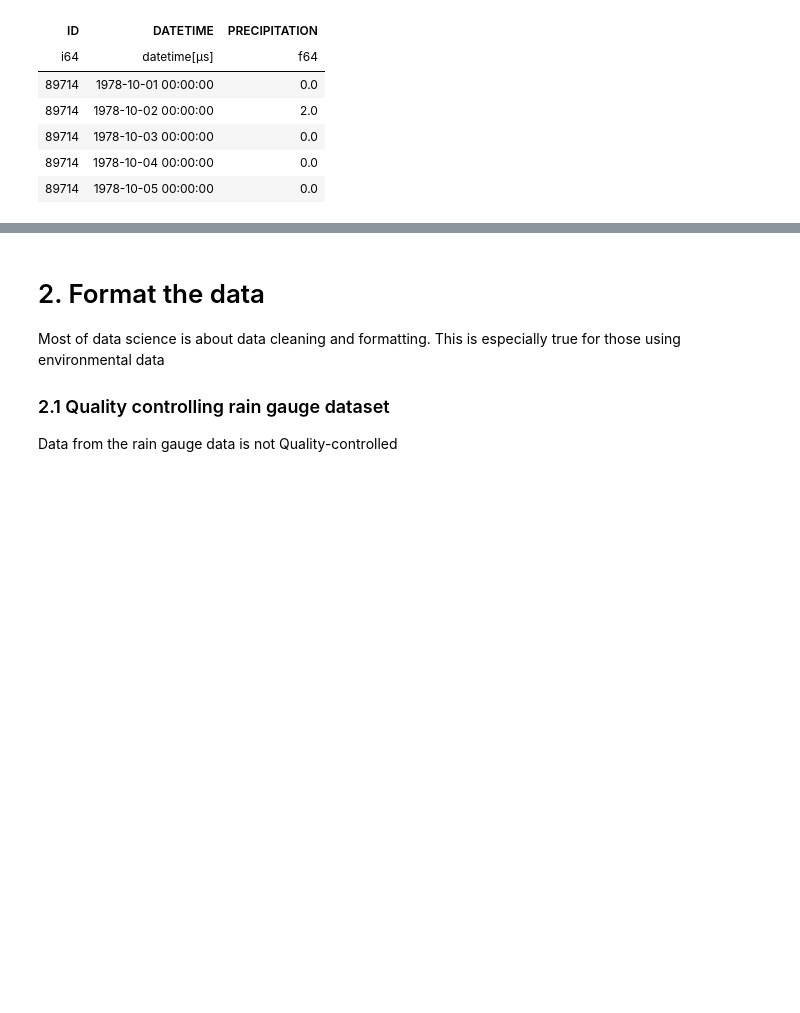
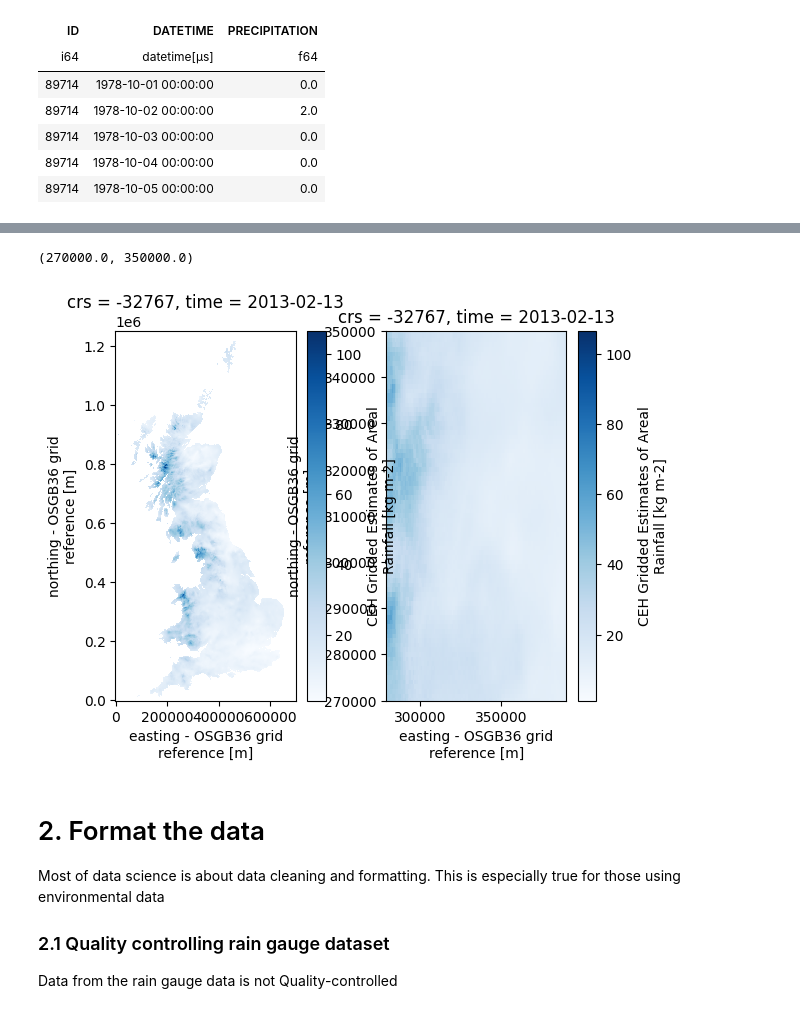
Before and after one commit to Thomasjkeel/UKCEH_Summer_School, a Jupyter notebook: Workshop_4/Workshop_4_rainfall_uncertainty.ipynb, the cells around one changed output, grey strips where cells are left out. Saved outputs shown, nothing was run; the diff lists cells and outputs as text; code cells hidden in the pictures; blank space fills up the shorter version.

```diff
--- a/Workshop_4/Workshop_4_rainfall_uncertainty.ipynb
+++ b/Workshop_4/Workshop_4_rainfall_uncertainty.ipynb
@@ -159,0 +277,4 @@ shape: (5, 9)
+# %%
+# Global
+SEVERN_NORTHING_RANGE = [270000, 350000]
+SEVERN_EASTING_RANGE = [279100, 390000]
@@ -160,3 +298,13 @@ shape: (5, 9)
+# %%
+# plot data
+fig, axes = plt.subplots(1, 2)
+gear_daily.sel(time="2013-02-13")['rainfall_amount'].plot(ax=axes[0], cmap='Blues')
+gear_daily.sel(time="2013-02-13")['rainfall_amount'].plot(ax=axes[1], cmap='Blues')
+axes[1].set_xlim(SEVERN_EASTING_RANGE)
+axes[1].set_ylim(SEVERN_NORTHING_RANGE)
+# %% [output]
+(270000.0, 350000.0)
+[figure, added]
 # %% [markdown]
 # 2. Format the data
 Most of data science is about data cleaning and formatting. This is especially true for those using environmental data
```
Also changed, not shown: parts of 12 cells of this notebook, 44 other files.
